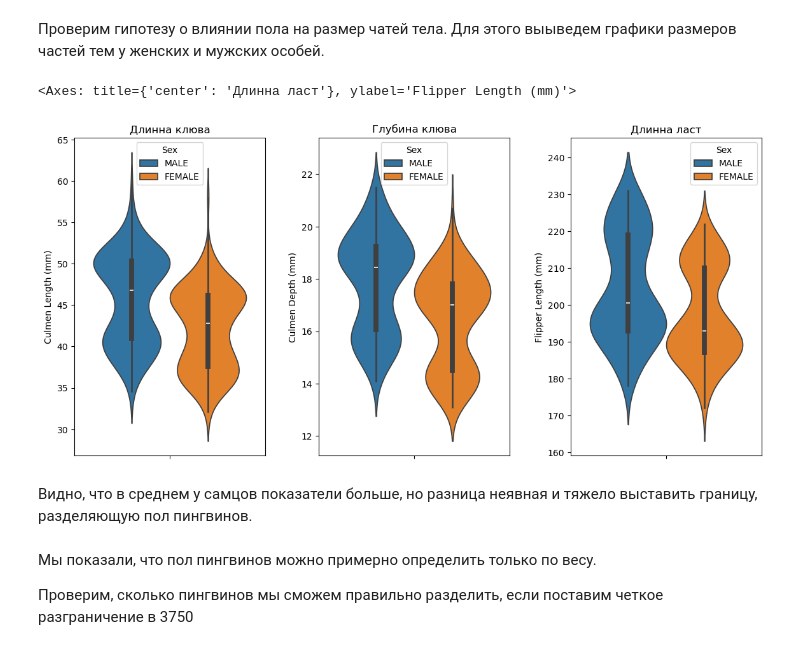
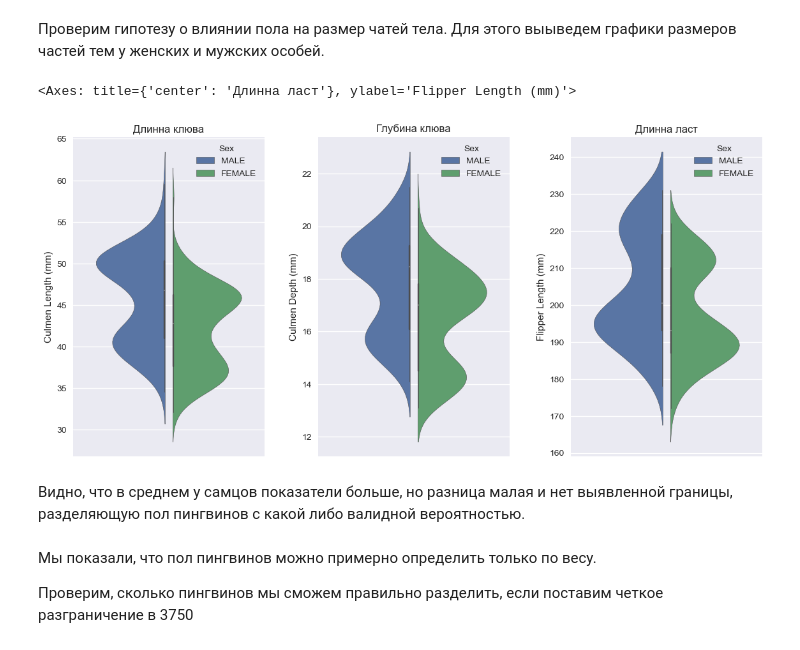
Before and after one commit to Melekh11/ida_hv, a Jupyter notebook: sem5/hw04_knn_linreg.ipynb, the cells around one changed output. Drawn from its saved outputs; the diff is of its cells as text; code cells hidden in the pictures.

```diff
--- a/sem5/hw04_knn_linreg.ipynb
+++ b/sem5/hw04_knn_linreg.ipynb
@@ -41,6 +41,11 @@ import numpy as np
 import pandas as pd
 import matplotlib.pyplot as plt
 import seaborn as sns
+# %%
+import warnings
+
+warnings.filterwarnings("ignore")
+plt.style.use("seaborn-v0_8")
 # %%
 data = pd.read_csv('penguins_data.csv')
 data.head(10)
@@ -106,8 +111,8 @@ Name: count, dtype: int64
 # %% [markdown]
 помимо пропусков, есть пингвин с точкой как гендером, его тоже недообследовали.
 # %%
-data_with_sex = data[~data["Sex"].isna()]
-data_with_sex = data_with_sex[data_with_sex["Sex"] != "."]
+data_no_sex = (data["Sex"].isna()) | (data["Sex"] == ".")
+data_with_sex = data[~data_no_sex]
 
 sns.boxplot(
     data=data_with_sex,
@@ -174,37 +178,43 @@ ax_2 = fig.add_axes(
     title="Глубина клюва",
 )
 
 ax_3 = fig.add_axes(
     [0.65, 1, 0.25, 1],
     title="Длинна ласт",
 )
 
 sns.violinplot(
     data=data_with_sex,
     y="Culmen Length (mm)",
     hue="Sex",
     ax=ax_1,
+    gap=.1,
+    split=True
 )
 
 sns.violinplot(
     data=data_with_sex,
     y="Culmen Depth (mm)",
     hue="Sex",
     ax=ax_2,
+    gap=.1,
+    split=True
 )
 
 sns.violinplot(
     data=data_with_sex,
     y="Flipper Length (mm)",
     hue="Sex",
     ax=ax_3,
+    gap=.1,
+    split=True
 )
 # %% [output]
 <Axes: title={'center': 'Длинна ласт'}, ylabel='Flipper Length (mm)'>
-[figure, old version]
+[figure, new version]
 # %% [markdown]
-Видно, что в среднем у самцов показатели больше, но разница неявная
-и тяжело выставить границу, разделяющую пол пингвинов.
+Видно, что в среднем у самцов показатели больше, но разница малая
+и нет выявленной границы, разделяющую пол пингвинов с какой либо валидной вероятностью.
 # %% [markdown]
 Мы показали, что пол пингвинов можно примерно определить только по весу.
 
```
Also changed, not shown: parts of 54 cells of this notebook, 4 other files.
